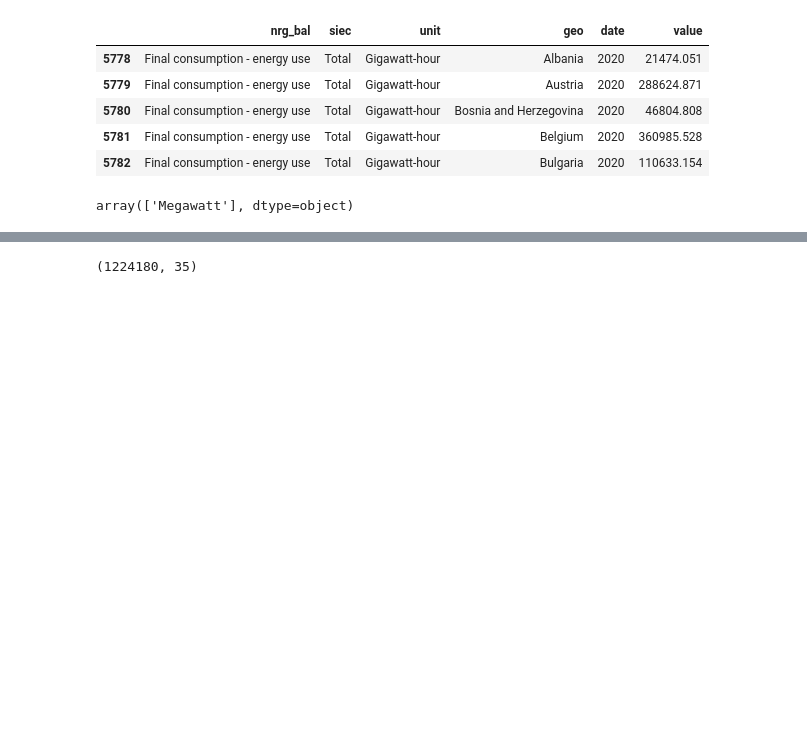
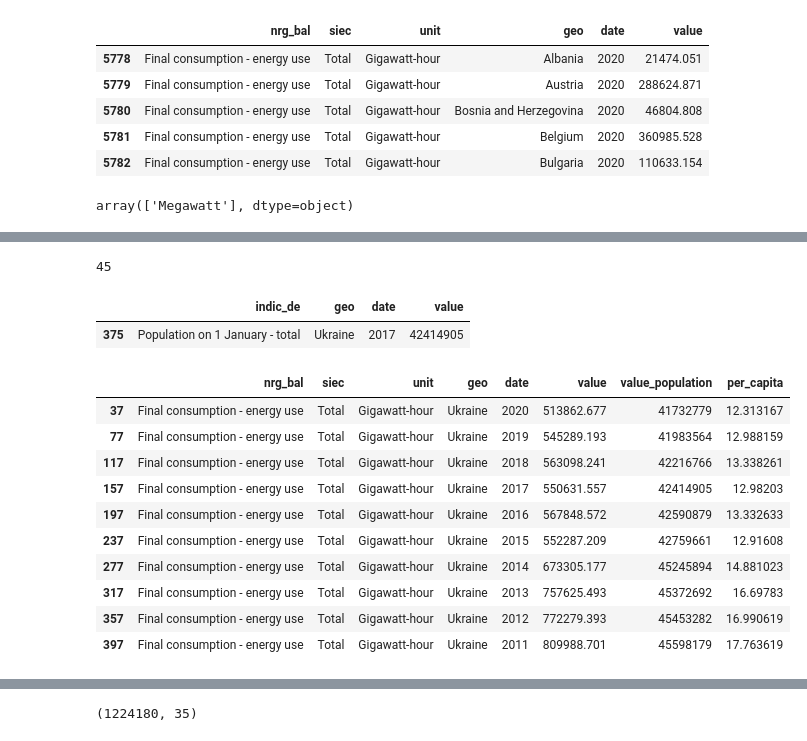
Before and after one commit to zhiravetska/FP, a Jupyter notebook: datafrom eurostat_2 copy.ipynb, the cells around one changed output, grey strips where cells are left out. Cells and saved outputs as stored; diff of their text form; code cells hidden in the pictures; blank space fills up the shorter version.

Commit message:
add population

```diff
--- a/datafrom eurostat_2 copy.ipynb
+++ b/datafrom eurostat_2 copy.ipynb
@@ -87,0 +127,2 @@ balance.date=pd.to_numeric(balance.date)
+# %%
+population=pop.copy()
@@ -87,0 +158,2 @@ balance.date=pd.to_numeric(balance.date)
+# %%
+population['value'] = population.value.astype('str').fillna('').str.extract(r"(\d+)|(\d+)\.")[0].astype('Int32')
@@ -88 +195,30 @@ balance.date=pd.to_numeric(balance.date)
+# %%
+
+population['date'] = pd.to_numeric(population.date)
+# %%
+population['value'].isnull().sum()
+# %% [output]
+45
+# %%
+population.query('geo=="Ukraine" and date==2017')
+# %% [output]
+|  | indic_de | geo | date | value |
+| 375 | Population on 1 January - total | Ukraine | 2017 | 42414905 |
+# %%
+m_balance = balance.merge(population[["geo","date","value"]],on=['geo',"date"],suffixes=("", "_population"))
+m_balance = m_balance.assign(per_capita=lambda x: x.value*1000/x.value_population)
+# %%
+m_balance[m_balance.geo=='Ukraine']
+# %% [output]
+|  | nrg_bal | siec | unit | geo | date | value | value_population | per_capita |
+| 37 | Final consumption - energy use | Total | Gigawatt-hour | Ukraine | 2020 | 513862.677 | 41732779 | 12.313167 |
+| 77 | Final consumption - energy use | Total | Gigawatt-hour | Ukraine | 2019 | 545289.193 | 41983564 | 12.988159 |
+| 117 | Final consumption - energy use | Total | Gigawatt-hour | Ukraine | 2018 | 563098.241 | 42216766 | 13.338261 |
+| 157 | Final consumption - energy use | Total | Gigawatt-hour | Ukraine | 2017 | 550631.557 | 42414905 | 12.98203 |
+| 197 | Final consumption - energy use | Total | Gigawatt-hour | Ukraine | 2016 | 567848.572 | 42590879 | 13.332633 |
+| 237 | Final consumption - energy use | Total | Gigawatt-hour | Ukraine | 2015 | 552287.209 | 42759661 | 12.91608 |
+| 277 | Final consumption - energy use | Total | Gigawatt-hour | Ukraine | 2014 | 673305.177 | 45245894 | 14.881023 |
+| 317 | Final consumption - energy use | Total | Gigawatt-hour | Ukraine | 2013 | 757625.493 | 45372692 | 16.69783 |
+| 357 | Final consumption - energy use | Total | Gigawatt-hour | Ukraine | 2012 | 772279.393 | 45453282 | 16.990619 |
+| 397 | Final consumption - energy use | Total | Gigawatt-hour | Ukraine | 2011 | 809988.701 | 45598179 | 17.763619 |
 # %%
```
Also changed, not shown: parts of 15 cells of this notebook.
